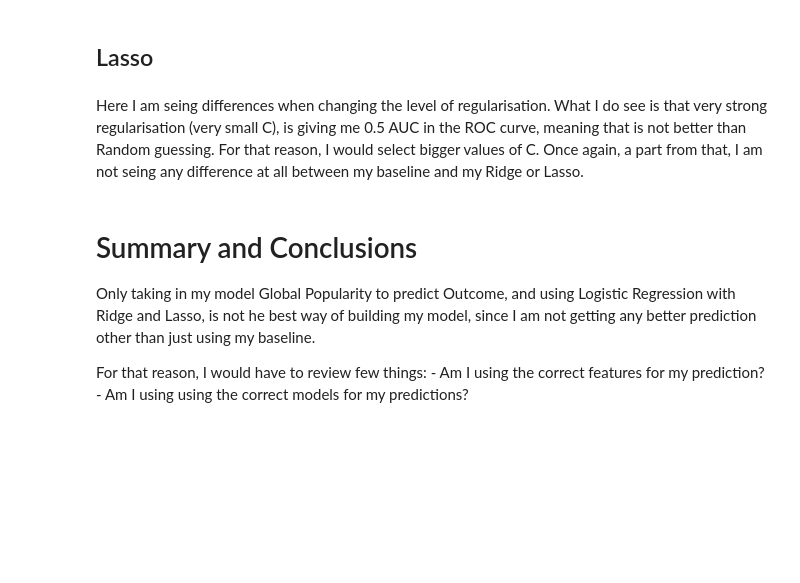
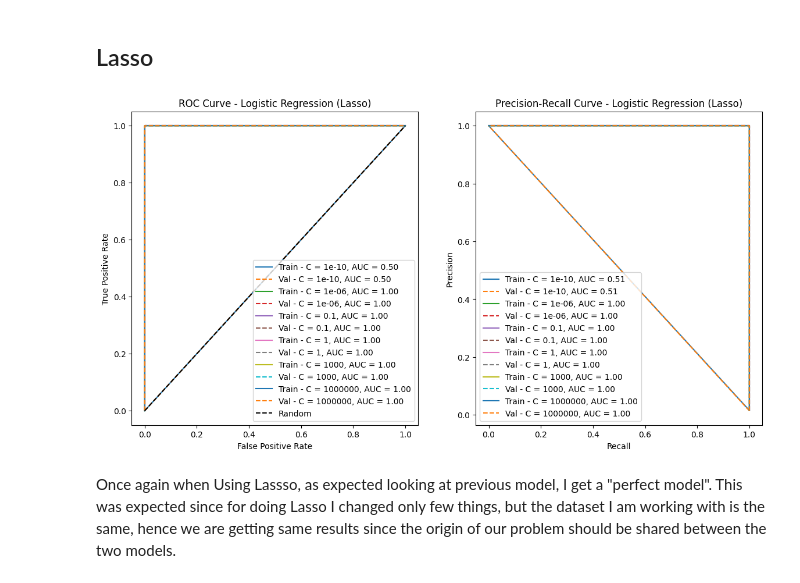
Before and after one commit to Zrive/zrive-ds, a Jupyter notebook: src/module_3/Module_3_project.ipynb, the cells around one changed output. Cells and saved outputs as stored; diff of their text form; code cells hidden in the pictures; blank space fills up the shorter version.

```diff
--- a/src/module_3/Module_3_project.ipynb
+++ b/src/module_3/Module_3_project.ipynb
@@ -201,52 +265,61 @@ Something looks off. I would expect some kind of change when changing the level
 # %% [markdown]
 ## Lasso
 # %%
-# Define different values of C for comparison
+# Define different values of Hyperparameter for comparison
 C_values = [1e-10, 1e-6, 1e-1, 1, 1000, 1000000]
 
 # Plot ROC and Precision-Recall curves for different values of C
 fig, ax = plt.subplots(1, 2, figsize=(14, 7))
 
 for C in C_values:
-    # Fit the logistic regression model with L1 regularization (Lasso)
-    lasso_model = LogisticRegression(penalty="l1", C=C, solver="saga")
-    lasso_model.fit(X_scaled, y)
+    # Fit the logistic regression model with L1 regularization (Lasso) and balanced class weights
+    lasso_model = LogisticRegression(penalty="l1", C=C, class_weight="balanced", solver="liblinear")
+    lasso_model.fit(X_train_scaled, train_df['outcome'])
 
-    # Predict probabilities
-    y_pred_proba_lasso = lasso_model.predict_proba(X_scaled)[:, 1]
+    # Predict probabilities for training and validation sets
+    train_proba = lasso_model.predict_proba(X_train_scaled)[:, 1]
+    val_proba = lasso_model.predict_proba(X_val_scaled)[:, 1]
 
-    # Compute ROC curve and AUC
-    fpr, tpr, _ = roc_curve(y, y_pred_proba_lasso)
-    roc_auc = auc(fpr, tpr)
+    # Compute ROC curve and AUC for training set
+    fpr_train, tpr_train, _ = roc_curve(train_df['outcome'], train_proba)
+    roc_auc_train = auc(fpr_train, tpr_train)
 
-    # Compute Precision-Recall curve and AUC
-    precision, recall, _ = precision_recall_curve(y, y_pred_proba_lasso)
-    pr_auc = auc(recall, precision)
+    # Compute ROC curve and AUC for validation set
+    fpr_val, tpr_val, _ = roc_curve(val_df['outcome'], val_proba)
+    roc_auc_val = auc(fpr_val, tpr_val)
 
-    # Plot ROC and Precision-Recall Curves
-    ax[0].plot(fpr, tpr, label=f"C = {C}, AUC = {roc_auc:.2f}")
-    ax[1].plot(recall, precision, label=f"C = {C}, AUC = {pr_auc:.2f}")
+    # Compute Precision-Recall curve and AUC for training set
+    precision_train, recall_train, _ = precision_recall_curve(train_df['outcome'], train_proba)
+    pr_auc_train = auc(recall_train, precision_train)
 
-# Customize and show plots
+    # Compute Precision-Recall curve and AUC for validation set
+    precision_val, recall_val, _ = precision_recall_curve(val_df['outcome'], val_proba)
+    pr_auc_val = auc(recall_val, precision_val)
+
+    # Plot ROC Curve (Train and Validation)
+    ax[0].plot(fpr_train, tpr_train, label=f"Train - C = {C}, AUC = {roc_auc_train:.2f}")
+    ax[0].plot(fpr_val, tpr_val, linestyle="--", label=f"Val - C = {C}, AUC = {roc_auc_val:.2f}")
+
+    # Plot Precision-Recall Curve (Train and Validation)
+    ax[1].plot(recall_train, precision_train, label=f"Train - C = {C}, AUC = {pr_auc_train:.2f}")
+    ax[1].plot(recall_val, precision_val, linestyle="--", label=f"Val - C = {C}, AUC = {pr_auc_val:.2f}")
+
+# Customize ROC Curve plot
 ax[0].plot([0, 1], [0, 1], "k--", label="Random")
 ax[0].set_xlabel("False Positive Rate")
 ax[0].set_ylabel("True Positive Rate")
 ax[0].set_title("ROC Curve - Logistic Regression (Lasso)")
 ax[0].legend()
 
+# Customize Precision-Recall Curve plot
 ax[1].set_xlabel("Recall")
 ax[1].set_ylabel("Precision")
 ax[1].set_title("Precision-Recall Curve - Logistic Regression (Lasso)")
 ax[1].legend()
 
+# Show the plots
 plt.show()
+# %% [output]
+[figure, added]
-# %% [markdown]
-Here I am seing differences when changing the level of regularisation. What I do see is that very strong regularisation  (very small C), is giving me 0.5 AUC in the ROC curve, meaning that is not better than Random guessing. For that reason, I would select bigger values of C. Once again, a part from that, I am not seing any difference at all between my baseline and my Ridge or Lasso.
-# %% [markdown]
-# Summary and Conclusions
-
-Only taking in my model Global Popularity to predict Outcome, and using Logistic Regression with Ridge and Lasso, is not he best way of building my model, since I am not getting any better prediction other than just using my baseline.
-
-For that reason, I would have to review few things:
-    - Am I using the correct features for my prediction?
-    - Am I using using the correct models for my predictions?
+# %% [markdown]
+Once again when Using Lassso, as expected looking at previous model, I get a "perfect model". This was expected since for doing Lasso I changed only few things, but the dataset I am working with is the same, hence we are getting same results since the origin of our problem should be shared between the two models.
```
Also changed, not shown: parts of 14 cells of this notebook, 10 other files.
